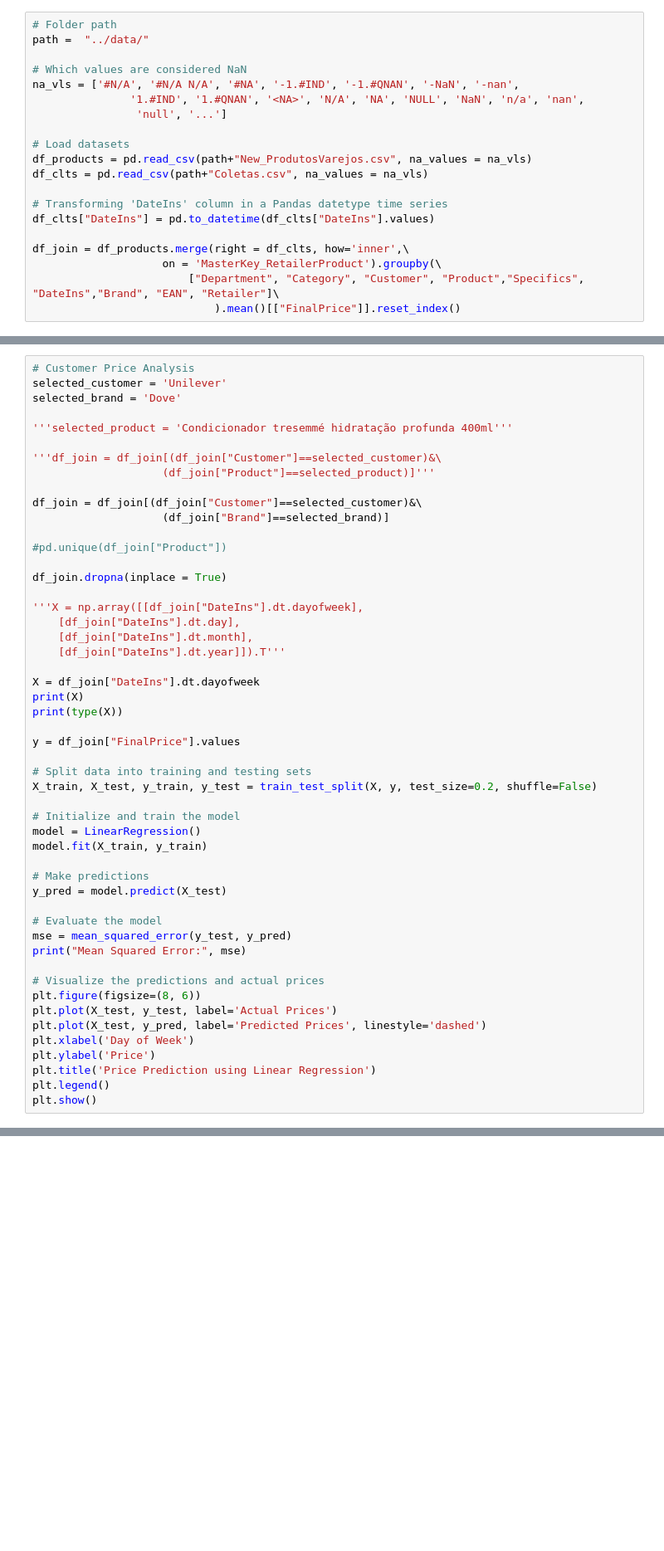
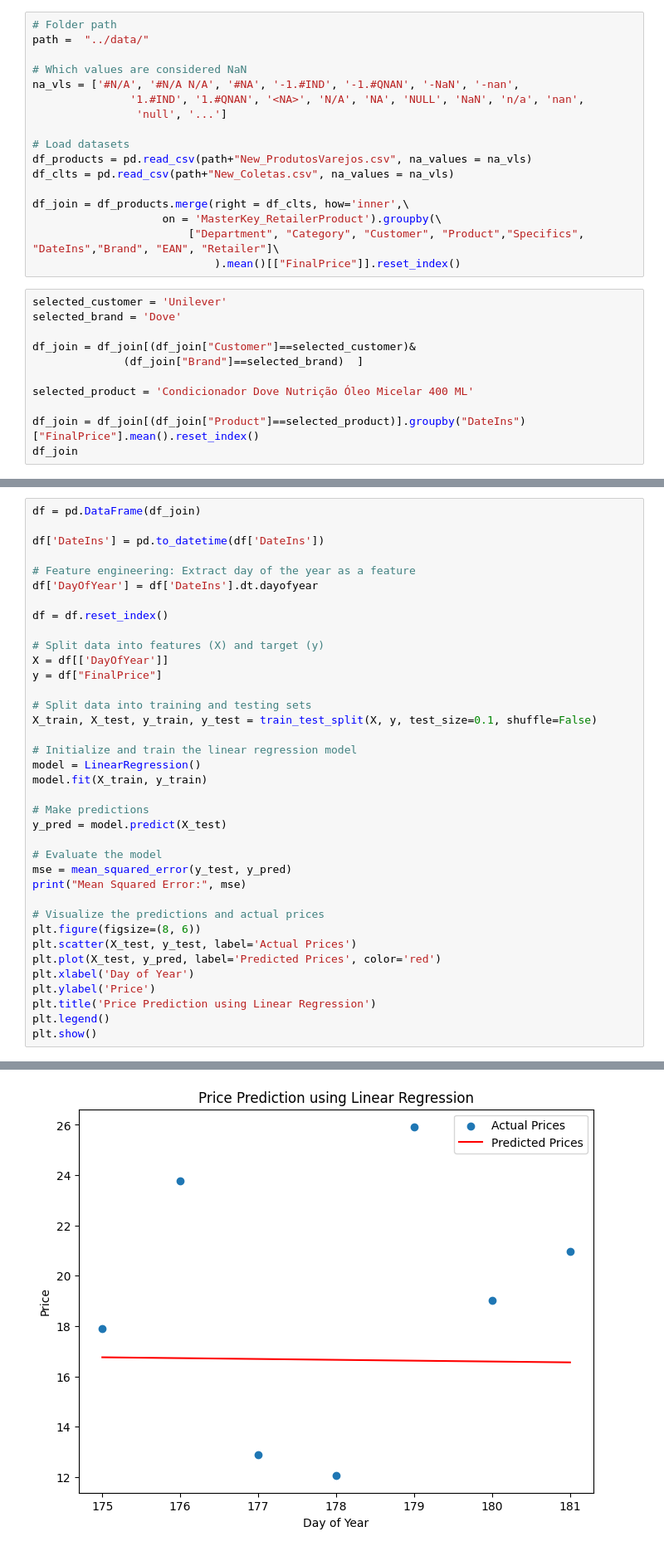
Before and after one commit to luizavboas/test-analytics-engineer_luiza, a Jupyter notebook: notebooks/ml_training.ipynb, the cells around one changed output, grey strips where cells are left out. Shown at 83% size. Drawn from its saved outputs; the diff is of its cells as text; blank space fills up the shorter version.

Commit message:
finalchanges

```diff
--- a/notebooks/ml_training.ipynb
+++ b/notebooks/ml_training.ipynb
@@ -123,12 +123,20 @@ na_vls = ['#N/A', '#N/A N/A', '#NA', '-1.#IND', '-1.#QNAN', '-NaN', '-nan',
 
 # Load datasets
 df_products = pd.read_csv(path+"New_ProdutosVarejos.csv", na_values = na_vls)
-df_clts = pd.read_csv(path+"Coletas.csv", na_values = na_vls)
-
-# Transforming 'DateIns' column in a Pandas datetype time series
-df_clts["DateIns"] = pd.to_datetime(df_clts["DateIns"].values)
+df_clts = pd.read_csv(path+"New_Coletas.csv", na_values = na_vls)
 
 df_join = df_products.merge(right = df_clts, how='inner',\
                     on = 'MasterKey_RetailerProduct').groupby(\
                         ["Department", "Category", "Customer", "Product","Specifics", "DateIns","Brand", "EAN", "Retailer"]\
                             ).mean()[["FinalPrice"]].reset_index()
+# %%
+selected_customer = 'Unilever'
+selected_brand = 'Dove'
+
+df_join = df_join[(df_join["Customer"]==selected_customer)&
+              (df_join["Brand"]==selected_brand)  ]
+
+selected_product = 'Condicionador Dove Nutrição Óleo Micelar 400 ML'
+
+df_join = df_join[(df_join["Product"]==selected_product)].groupby("DateIns")["FinalPrice"].mean().reset_index()
+df_join
@@ -135,35 +157,21 @@ df_join = df_products.merge(right = df_clts, how='inner',\
 # %%
-# Customer Price Analysis
-selected_customer = 'Unilever'
-selected_brand = 'Dove'
+df = pd.DataFrame(df_join)
 
-'''selected_product = 'Condicionador tresemmé hidratação profunda 400ml'''
+df['DateIns'] = pd.to_datetime(df['DateIns'])
 
-'''df_join = df_join[(df_join["Customer"]==selected_customer)&\
-                    (df_join["Product"]==selected_product)]'''
+# Feature engineering: Extract day of the year as a feature
+df['DayOfYear'] = df['DateIns'].dt.dayofyear
 
-df_join = df_join[(df_join["Customer"]==selected_customer)&\
-                    (df_join["Brand"]==selected_brand)]
+df = df.reset_index()
 
-#pd.unique(df_join["Product"])
-
-df_join.dropna(inplace = True)
-
-'''X = np.array([[df_join["DateIns"].dt.dayofweek],
-    [df_join["DateIns"].dt.day],
-    [df_join["DateIns"].dt.month],
-    [df_join["DateIns"].dt.year]]).T'''
-
-X = df_join["DateIns"].dt.dayofweek
-print(X)
-print(type(X))
-
-y = df_join["FinalPrice"].values
+# Split data into features (X) and target (y)
+X = df[['DayOfYear']]
+y = df["FinalPrice"]
 
 # Split data into training and testing sets
-X_train, X_test, y_train, y_test = train_test_split(X, y, test_size=0.2, shuffle=False)
+X_train, X_test, y_train, y_test = train_test_split(X, y, test_size=0.1, shuffle=False)
 
-# Initialize and train the model
+# Initialize and train the linear regression model
 model = LinearRegression()
 model.fit(X_train, y_train)
 
@@ -176,9 +184,9 @@ print("Mean Squared Error:", mse)
 
 # Visualize the predictions and actual prices
 plt.figure(figsize=(8, 6))
-plt.plot(X_test, y_test, label='Actual Prices')
-plt.plot(X_test, y_pred, label='Predicted Prices', linestyle='dashed')
-plt.xlabel('Day of Week')
+plt.scatter(X_test, y_test, label='Actual Prices')
+plt.plot(X_test, y_pred, label='Predicted Prices', color='red')
+plt.xlabel('Day of Year')
 plt.ylabel('Price')
 plt.title('Price Prediction using Linear Regression')
 plt.legend()
@@ -202,0 +196 @@ Reshape your data either using array.reshape(-1, 1) if your data has a single fe
+[figure, added]
```
Also changed, not shown: parts of 4 cells of this notebook, 2 other files.
